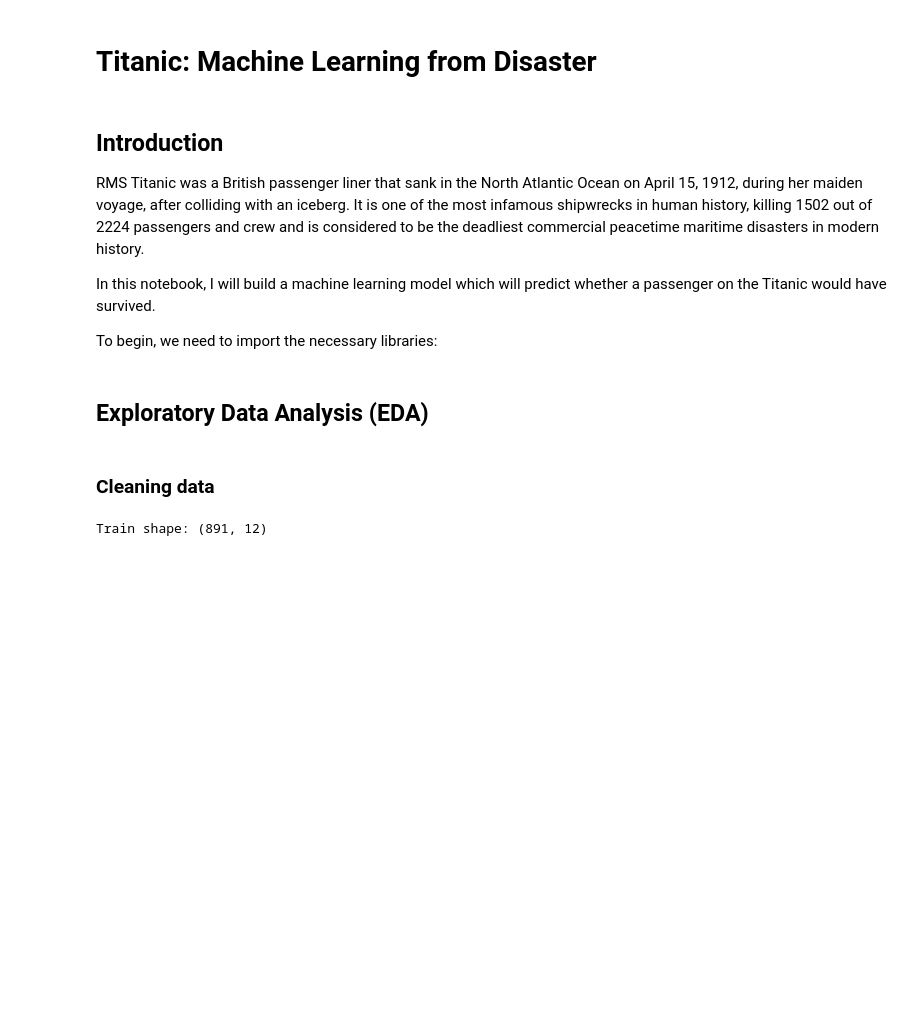
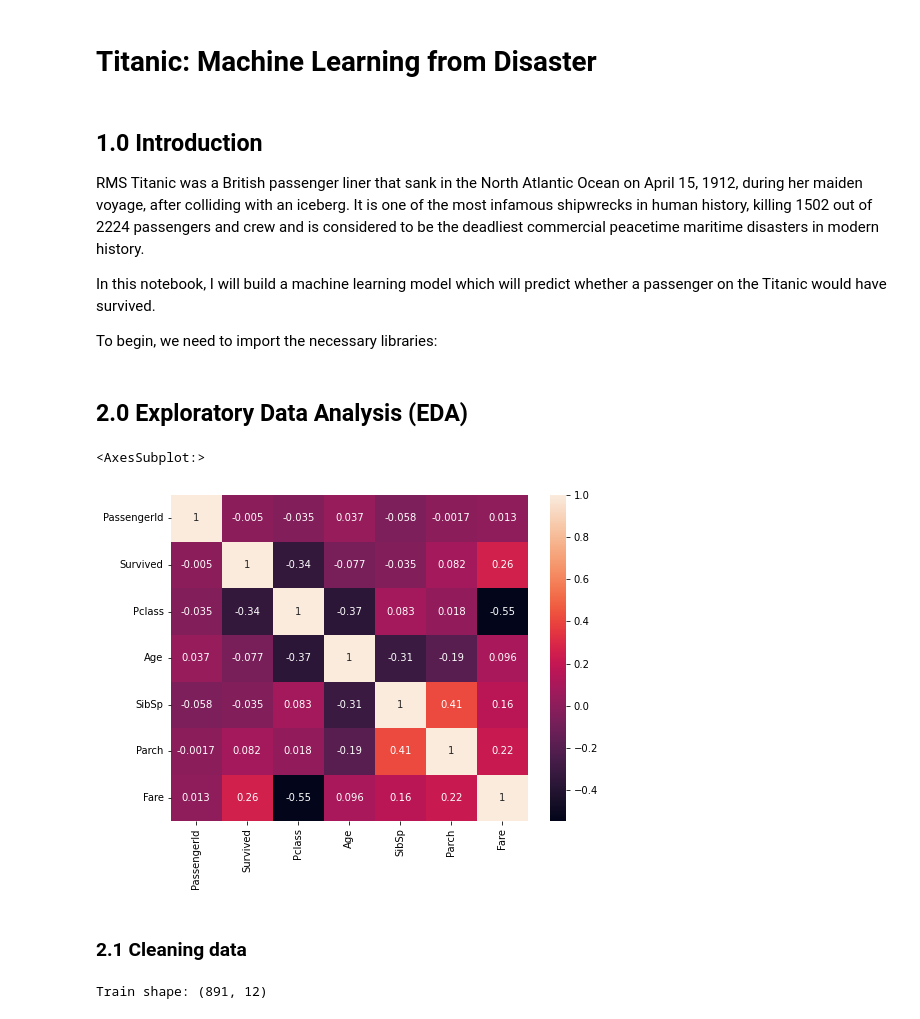
Before and after one commit to rida2689/Titanic_data, a Jupyter notebook: Titanic_ML.ipynb, the cells around one changed output. Cells and saved outputs as stored; diff of their text form; code cells hidden in the pictures; blank space fills up the shorter version.

Commit message:
Cleaned columns and created new features

```diff
--- a/Titanic_ML.ipynb
+++ b/Titanic_ML.ipynb
@@ -1,7 +1,7 @@
 # %% [markdown]
 # Titanic: Machine Learning from Disaster
 # %% [markdown]
-## Introduction
+## 1.0 Introduction
 
 RMS Titanic was a British passenger liner that sank in the North Atlantic Ocean on April 15, 1912, during her maiden voyage, after colliding with an iceberg. It is one of the most infamous shipwrecks in human history, killing 1502 out of 2224 passengers and crew and is considered to be the deadliest commercial peacetime maritime disasters in modern history.
 
@@ -40,9 +42,16 @@ warnings.filterwarnings('ignore', category=DeprecationWarning)
 train = pd.read_csv("_data/train.csv")
 test = pd.read_csv("_data/test.csv")
 # %% [markdown]
-## Exploratory Data Analysis (EDA)
+## 2.0 Exploratory Data Analysis (EDA)
+# %%
+# Create a correlation heat map to see how the columns in the training dataset interact with each other
+fig, axs = plt.subplots(figsize=(8, 6))
+sns.heatmap(train.corr(), annot = True)
+# %% [output]
+<AxesSubplot:>
+[figure, added]
 # %% [markdown]
-### Cleaning data
+### 2.1 Cleaning data
 # %%
 print('Train shape:', train.shape)
 # %% [output]
```
Also changed, not shown: parts of 46 cells of this notebook.
